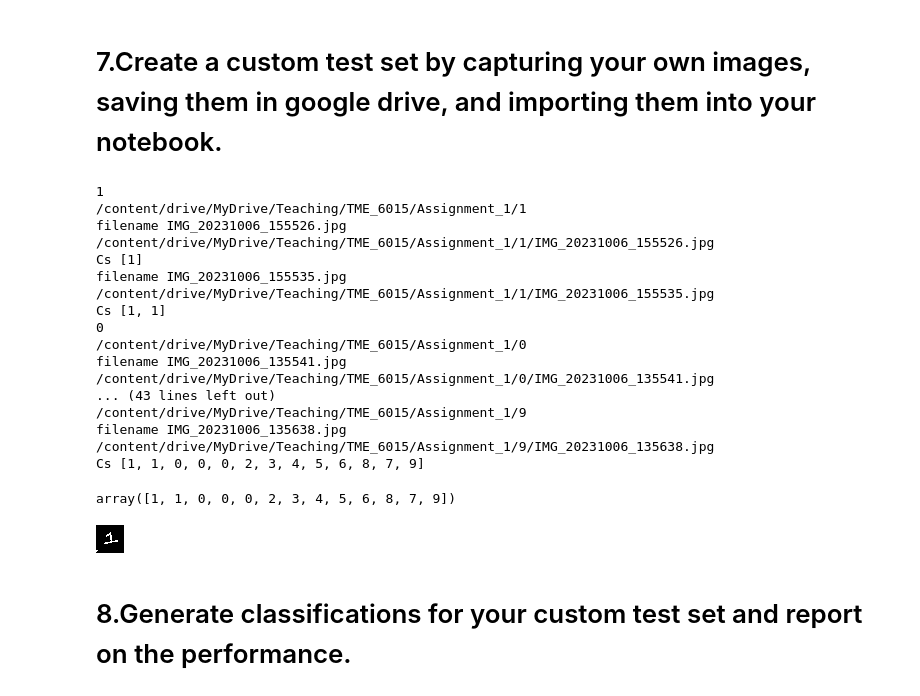
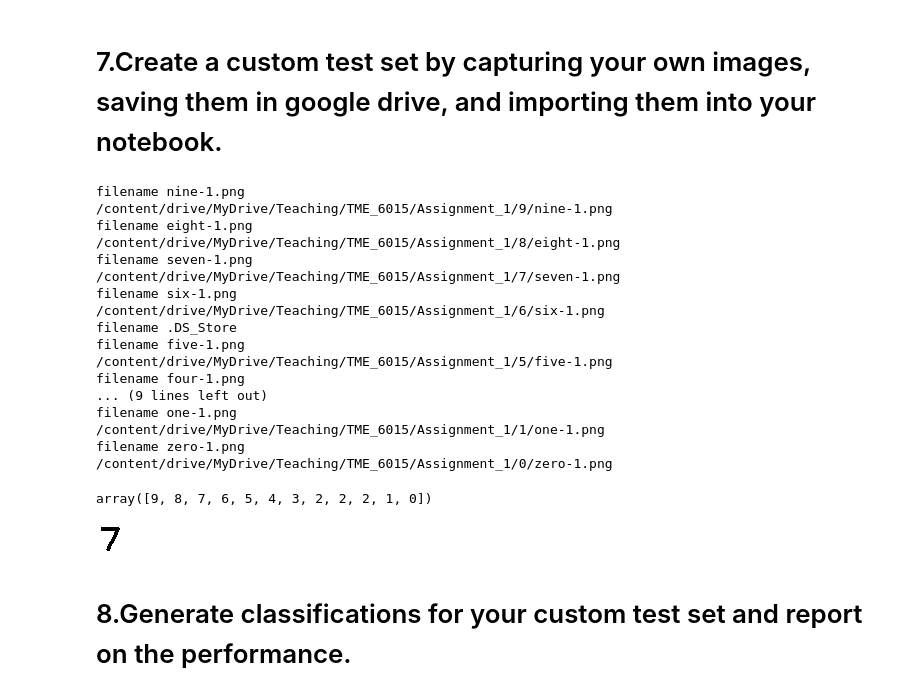
Before and after one commit to ashwantmanikoth/ML_WorkFlow, a Jupyter notebook: Assignment_1.ipynb, the cells around one changed output. Saved outputs shown, nothing was run; the diff lists cells and outputs as text; code cells hidden in the pictures.

```diff
--- a/Assignment_1.ipynb
+++ b/Assignment_1.ipynb
@@ -249,9 +276,9 @@ custom_images = []
 custom_labels = []
 base_folder_path = '/content/drive/MyDrive/Teaching/TME_6015/Assignment_1'
 for folder_name in os.listdir(base_folder_path):
-    print(folder_name)
+
     folder_path = os.path.join(base_folder_path, folder_name)
-    print(folder_path)
+
     if os.path.isdir(folder_path):
         for filename in os.listdir(folder_path):
           print('filename', filename)
@@ -262,14 +289,12 @@ for folder_name in os.listdir(base_folder_path):
               img = Image.open(img_path).convert('L')  # convert image to grayscale
               img = img.resize((28, 28))  # resize image to match MNIST data
               # img = img.rotate(-90)
-              img = ImageOps.invert(img)
-
+              # img = ImageOps.invert(img)
               threshold = 100
               img = img.point(lambda p: p > threshold and 255)
               img_array = np.array(img)
               custom_images.append(img_array)
               custom_labels.append(int(folder_name))  # use folder name as label
-              print("Cs",custom_labels)
 
 # Convert the list of custom images and labels to numpy arrays
 custom_images = np.array(custom_images)
@@ -278,40 +303,40 @@ custom_labels = np.array(custom_labels)
 # Preprocess the custom images
 custom_images = custom_images / 255.0
 # %% [output]
-1
-/content/drive/MyDrive/Teaching/TME_6015/Assignment_1/1
-filename IMG_20231006_155526.jpg
-/content/drive/MyDrive/Teaching/TME_6015/Assignment_1/1/IMG_20231006_155526.jpg
-Cs [1]
-filename IMG_20231006_155535.jpg
-/content/drive/MyDrive/Teaching/TME_6015/Assignment_1/1/IMG_20231006_155535.jpg
-Cs [1, 1]
-0
-/content/drive/MyDrive/Teaching/TME_6015/Assignment_1/0
-filename IMG_20231006_135541.jpg
-/content/drive/MyDrive/Teaching/TME_6015/Assignment_1/0/IMG_20231006_135541.jpg
-... (43 lines left out)
-/content/drive/MyDrive/Teaching/TME_6015/Assignment_1/9
-filename IMG_20231006_135638.jpg
-/content/drive/MyDrive/Teaching/TME_6015/Assignment_1/9/IMG_20231006_135638.jpg
-Cs [1, 1, 0, 0, 0, 2, 3, 4, 5, 6, 8, 7, 9]
+filename nine-1.png
+/content/drive/MyDrive/Teaching/TME_6015/Assignment_1/9/nine-1.png
+filename eight-1.png
+/content/drive/MyDrive/Teaching/TME_6015/Assignment_1/8/eight-1.png
+filename seven-1.png
+/content/drive/MyDrive/Teaching/TME_6015/Assignment_1/7/seven-1.png
+filename six-1.png
+/content/drive/MyDrive/Teaching/TME_6015/Assignment_1/6/six-1.png
+filename .DS_Store
+filename five-1.png
+/content/drive/MyDrive/Teaching/TME_6015/Assignment_1/5/five-1.png
+filename four-1.png
+... (9 lines left out)
+filename one-1.png
+/content/drive/MyDrive/Teaching/TME_6015/Assignment_1/1/one-1.png
+filename zero-1.png
+/content/drive/MyDrive/Teaching/TME_6015/Assignment_1/0/zero-1.png
 # %%
 custom_labels
 # %% [output]
-array([1, 1, 0, 0, 0, 2, 3, 4, 5, 6, 8, 7, 9])
+array([9, 8, 7, 6, 5, 4, 3, 2, 2, 2, 1, 0])
 # %%
-display_image = custom_images[1] * 255
+display_image = custom_images[2] * 255
 
 # Convert the image data to uint8
 display_image = display_image.astype(np.uint8)
 
 # Create a PIL image
 img = Image.fromarray(display_image)
 
 # Display the image
 img
 # %% [output]
-[figure, old version]
+[figure, new version]
 # %% [markdown]
 # 8.Generate classifications for your custom test set and report on the performance.
 # %%
```
Also changed, not shown: parts of 18 cells of this notebook.
